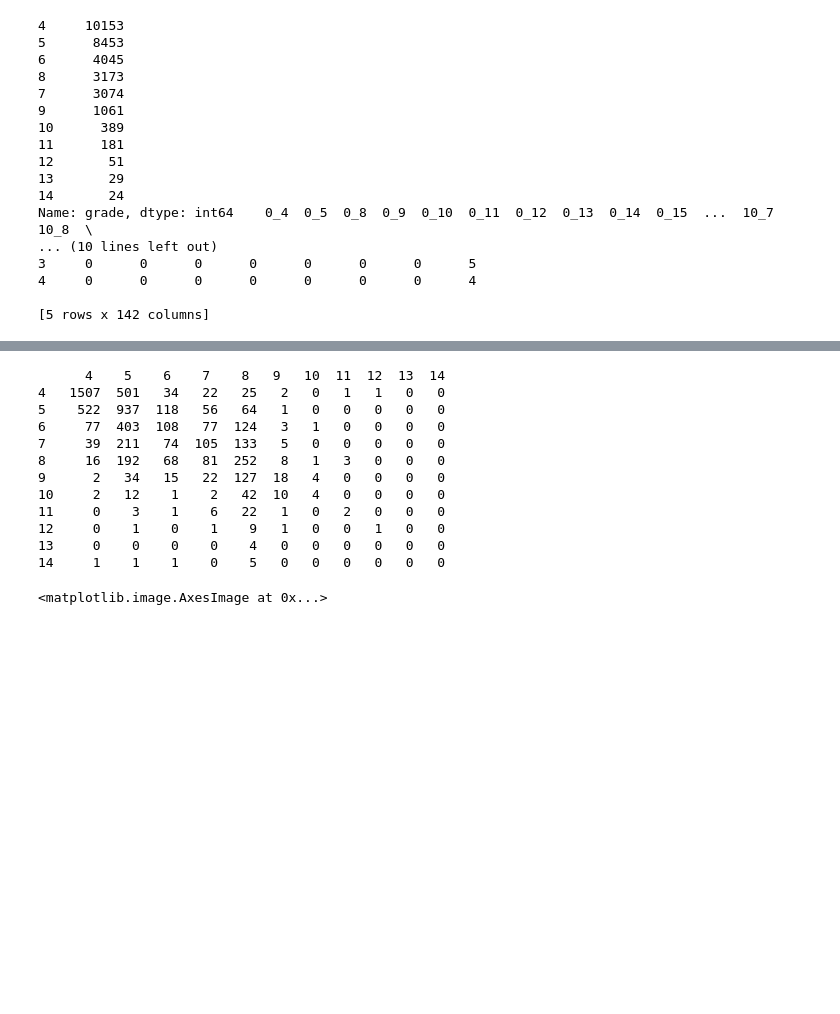
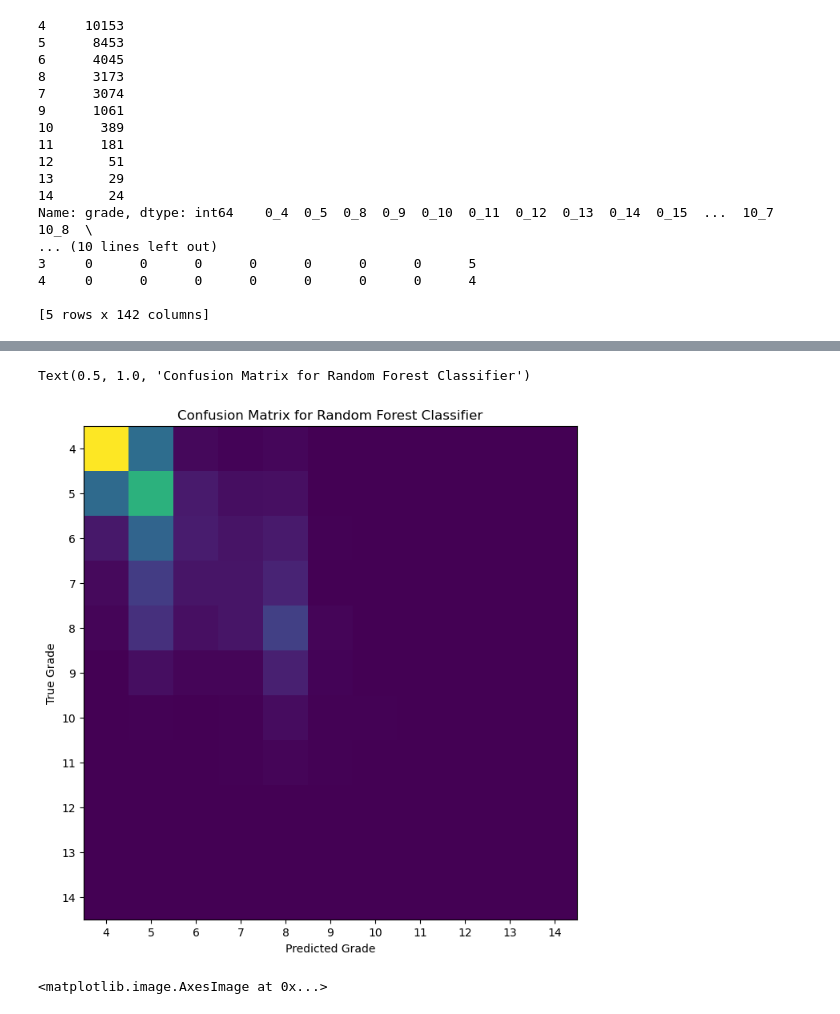
Before and after one commit to dylanwells37/HuecoClassification, a Jupyter notebook: classifiers/RandomForest.ipynb, the cells around one changed output, grey strips where cells are left out. Saved outputs shown, nothing was run; the diff lists cells and outputs as text; code cells hidden in the pictures; blank space fills up the shorter version.

```diff
--- a/classifiers/RandomForest.ipynb
+++ b/classifiers/RandomForest.ipynb
@@ -55,19 +55,16 @@ Accuracy: 0.47886404439366737
-# %%
-# print the confusion matrix
-print(pd.DataFrame(confusion_matrix(y_test, y_pred), index=clf.classes_, columns=clf.classes_))
-# %% [output]
-      4    5    6    7    8   9   10  11  12  13  14
-4   1507  501   34   22   25   2   0   1   1   0   0
-5    522  937  118   56   64   1   0   0   0   0   0
-6     77  403  108   77  124   3   1   0   0   0   0
-7     39  211   74  105  133   5   0   0   0   0   0
-8     16  192   68   81  252   8   1   3   0   0   0
-9      2   34   15   22  127  18   4   0   0   0   0
-10     2   12    1    2   42  10   4   0   0   0   0
-11     0    3    1    6   22   1   0   2   0   0   0
-12     0    1    0    1    9   1   0   0   1   0   0
-13     0    0    0    0    4   0   0   0   0   0   0
-14     1    1    1    0    5   0   0   0   0   0   0
+# %%
+# print the confusion matrix
+#print(pd.DataFrame(confusion_matrix(y_test, y_pred), index=clf.classes_, columns=clf.classes_))
+fig = plt.figure(figsize=(8, 8))
+plt.imshow(confusion_matrix(y_test, y_pred))
+plt.xticks(np.arange(11), np.arange(4, 15))
+plt.yticks(np.arange(11), np.arange(4, 15))
+plt.xlabel('Predicted Grade')
+plt.ylabel('True Grade')
+plt.title('Confusion Matrix for Random Forest Classifier')
+# %% [output]
+Text(0.5, 1.0, 'Confusion Matrix for Random Forest Classifier')
+[figure, added]
 # %%
 # Plot the feature importance
 unique_holds = pickle.load(open(cwd / '..' / 'raw_data' / 'unique_holds', 'rb'))
```
Also changed, not shown: parts of 4 cells of this notebook, 3 other files.
